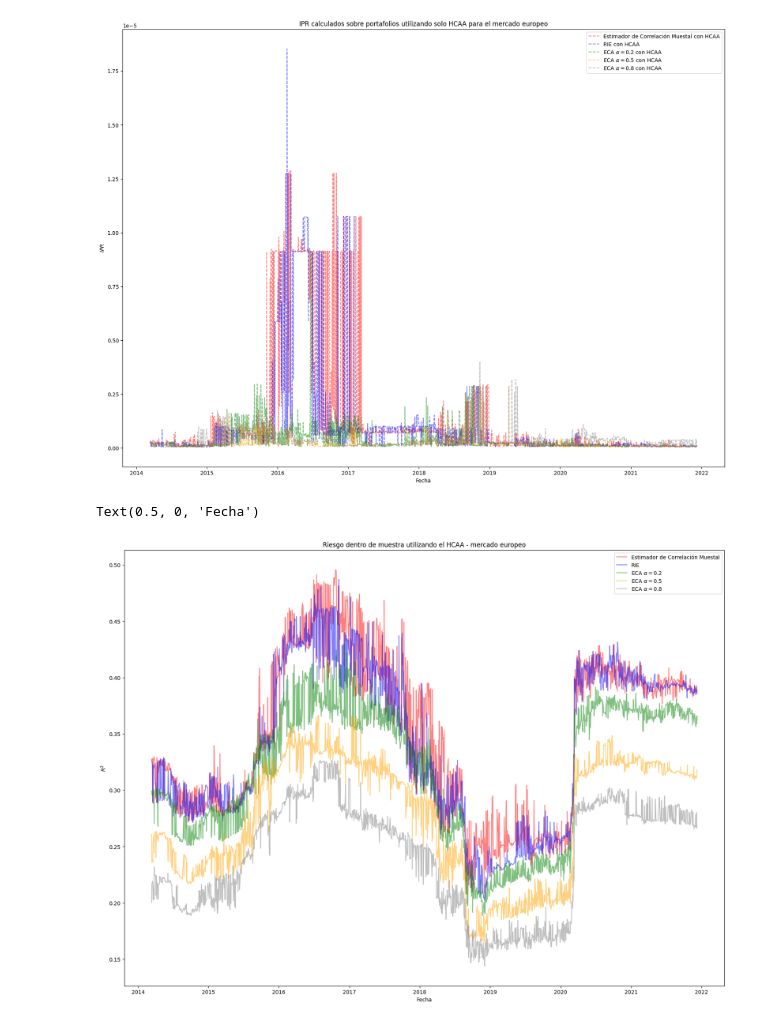
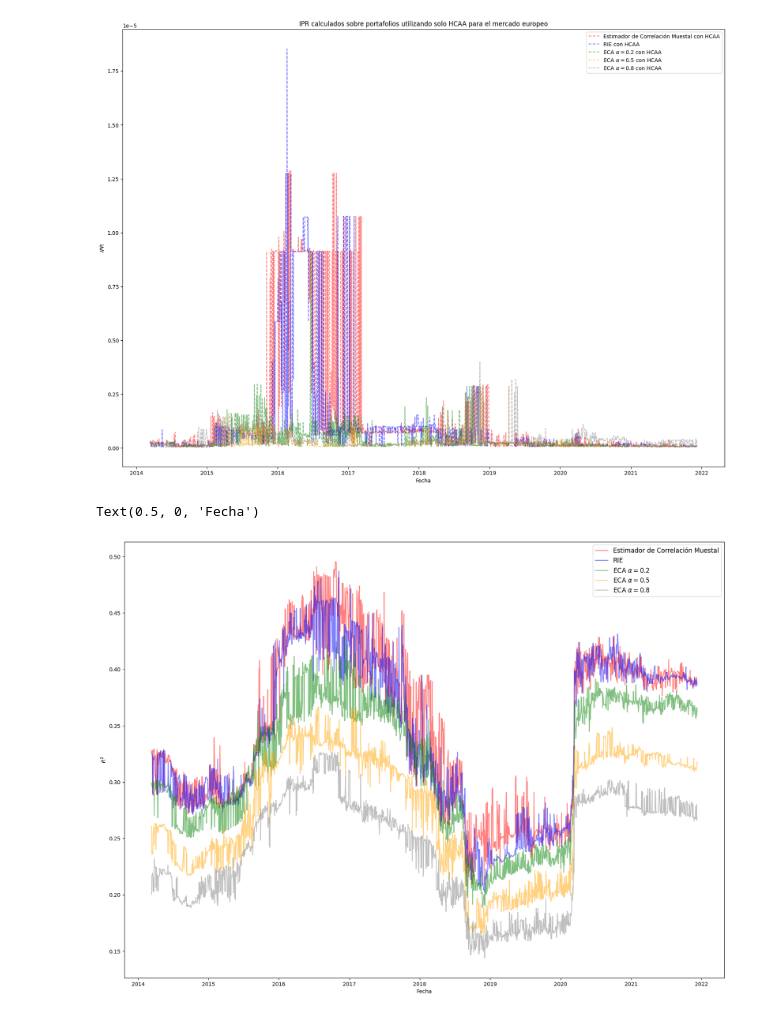
Before and after one commit to jduarte00/tesis, a Jupyter notebook: ventanas_moviles.ipynb, the cells around one changed output. Saved outputs shown, nothing was run; the diff lists cells and outputs as text; code cells hidden in the pictures.

```diff
--- a/ventanas_moviles.ipynb
+++ b/ventanas_moviles.ipynb
@@ -507,18 +514,19 @@ r_cuad_eca_2_europeo_df = pd.read_csv('ipr_dataframes/r_cuad_eca_2_hcaa_df_europ
 r_cuad_eca_5_europeo_df = pd.read_csv('ipr_dataframes/r_cuad_eca_5_hcaa_df_europeo.csv', index_col=0, parse_dates=True)
 r_cuad_eca_8_europeo_df = pd.read_csv('ipr_dataframes/r_cuad_eca_8_hcaa_df_europeo.csv', index_col=0, parse_dates=True)
 # %%
+# IMAGE [TESIS]
 fig, ax = plt.subplots(1,1)
 fig.set_size_inches(20.5, 15)
 ax.plot((r_cuad_sample_europeo_df['values']), label = 'Estimador de Correlación Muestal', color = 'red', alpha = 0.5)
 ax.plot((r_cuad_rie_europeo_df['values']), label = 'RIE', color = 'blue', alpha = 0.5)
 ax.plot((r_cuad_eca_2_europeo_df['values']), label = r'ECA $\alpha = 0.2$', color = 'green', alpha = 0.5)
 ax.plot((r_cuad_eca_5_europeo_df['values']), label = r'ECA $\alpha = 0.5$', color = 'orange', alpha = 0.5)
 ax.plot((r_cuad_eca_8_europeo_df['values']), label = r'ECA $\alpha = 0.8$', color = 'grey', alpha = 0.5)
 
-ax.legend()
-ax.set_title('Riesgo dentro de muestra utilizando el HCAA - mercado europeo')
+ax.legend(fontsize = 'large')
+#ax.set_title('Riesgo dentro de muestra utilizando el HCAA - mercado europeo')
 ax.set_ylabel(r"$R^2$")
 ax.set_xlabel(r"Fecha")
 # %% [output]
 Text(0.5, 0, 'Fecha')
-[figure, old version]
+[figure, new version]
```
Also changed, not shown: parts of 3 cells of this notebook, 2 other files.
